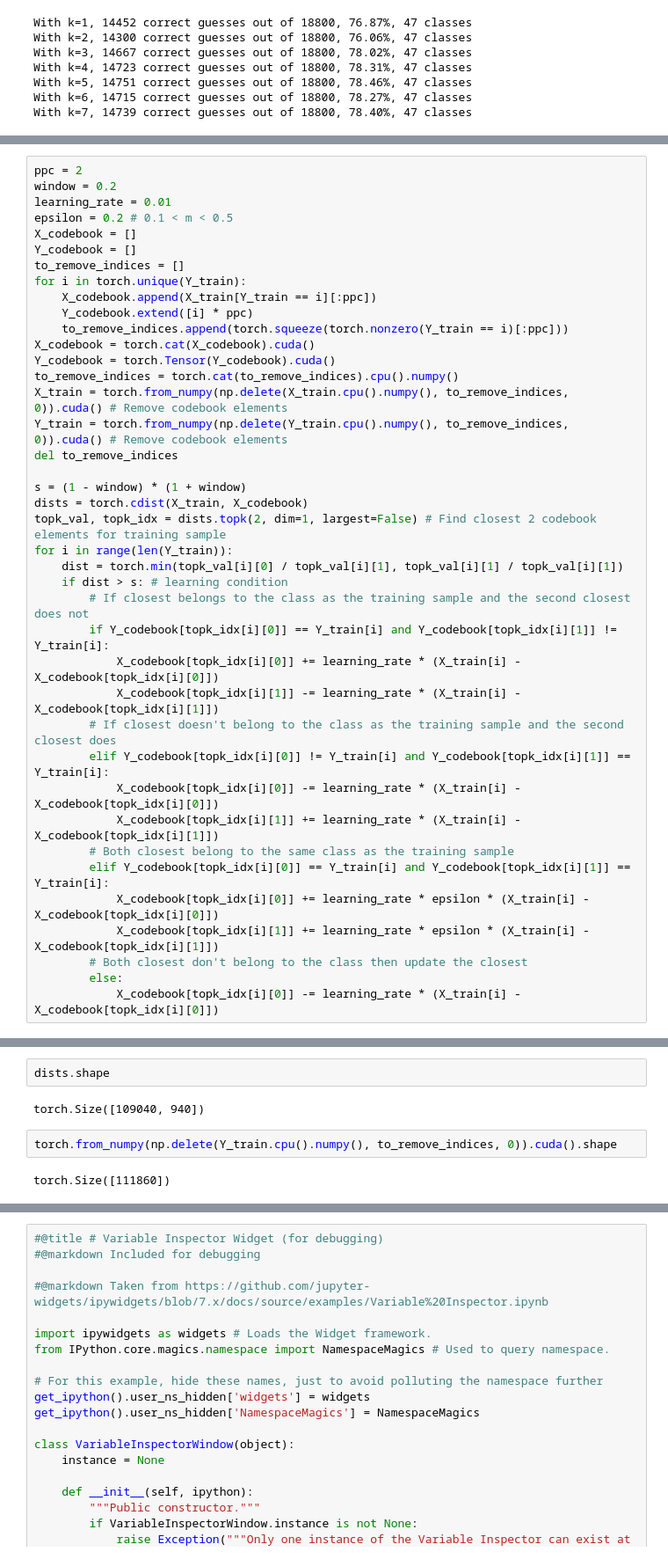
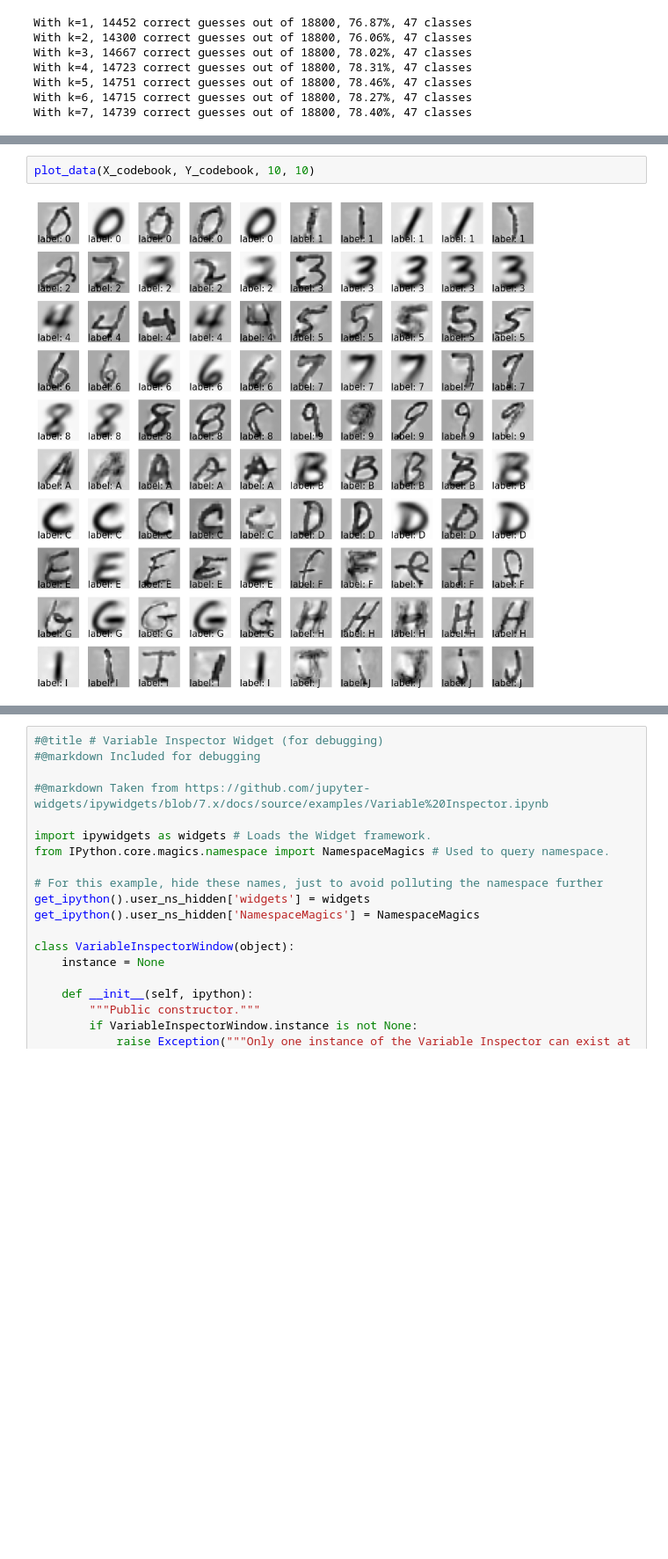
Before and after one commit to Fethbita/TalTech_ITI8730_Data_Mining_Final_Project, a Jupyter notebook: Final_Project_with_CUDA.ipynb, the cells around one changed output, grey strips where cells are left out. Shown at 88% size. Cells and saved outputs as stored; diff of their text form; blank space fills up the shorter version.

```diff
--- a/Final_Project_with_CUDA.ipynb
+++ b/Final_Project_with_CUDA.ipynb
@@ -179,40 +178,0 @@ a, b = LVQ3(X_train, Y_train, 5, 0.01, 0.25, 0.3, 1)
-# %%
-ppc = 2
-window = 0.2
-learning_rate = 0.01
-epsilon = 0.2 # 0.1 < m < 0.5
-X_codebook = []
-Y_codebook = []
-to_remove_indices = []
-for i in torch.unique(Y_train):
-    X_codebook.append(X_train[Y_train == i][:ppc])
-    Y_codebook.extend([i] * ppc)
-    to_remove_indices.append(torch.squeeze(torch.nonzero(Y_train == i)[:ppc]))
-X_codebook = torch.cat(X_codebook).cuda()
-Y_codebook = torch.Tensor(Y_codebook).cuda()
-to_remove_indices = torch.cat(to_remove_indices).cpu().numpy()
-X_train = torch.from_numpy(np.delete(X_train.cpu().numpy(), to_remove_indices, 0)).cuda() # Remove codebook elements
-Y_train = torch.from_numpy(np.delete(Y_train.cpu().numpy(), to_remove_indices, 0)).cuda() # Remove codebook elements
-del to_remove_indices
-
-s = (1 - window) * (1 + window)
-dists = torch.cdist(X_train, X_codebook)
-topk_val, topk_idx = dists.topk(2, dim=1, largest=False) # Find closest 2 codebook elements for training sample
-for i in range(len(Y_train)):
-    dist = torch.min(topk_val[i][0] / topk_val[i][1], topk_val[i][1] / topk_val[i][1])
-    if dist > s: # learning condition
-        # If closest belongs to the class as the training sample and the second closest does not
-        if Y_codebook[topk_idx[i][0]] == Y_train[i] and Y_codebook[topk_idx[i][1]] != Y_train[i]:
-            X_codebook[topk_idx[i][0]] += learning_rate * (X_train[i] - X_codebook[topk_idx[i][0]])
-            X_codebook[topk_idx[i][1]] -= learning_rate * (X_train[i] - X_codebook[topk_idx[i][1]])
-        # If closest doesn't belong to the class as the training sample and the second closest does
-        elif Y_codebook[topk_idx[i][0]] != Y_train[i] and Y_codebook[topk_idx[i][1]] == Y_train[i]:
-            X_codebook[topk_idx[i][0]] -= learning_rate * (X_train[i] - X_codebook[topk_idx[i][0]])
-            X_codebook[topk_idx[i][1]] += learning_rate * (X_train[i] - X_codebook[topk_idx[i][1]])
-        # Both closest belong to the same class as the training sample
-        elif Y_codebook[topk_idx[i][0]] == Y_train[i] and Y_codebook[topk_idx[i][1]] == Y_train[i]:
-            X_codebook[topk_idx[i][0]] += learning_rate * epsilon * (X_train[i] - X_codebook[topk_idx[i][0]])
-            X_codebook[topk_idx[i][1]] += learning_rate * epsilon * (X_train[i] - X_codebook[topk_idx[i][1]])
-        # Both closest don't belong to the class then update the closest
-        else:
-            X_codebook[topk_idx[i][0]] -= learning_rate * (X_train[i] - X_codebook[topk_idx[i][0]])
@@ -242,10 +193,6 @@ def knn(dataset, labels, images, k, batch_size):
         preds += (batch_pred,)
     return torch.cat(preds, dim=0)
-# %%
-dists.shape
-# %% [output]
-torch.Size([109040, 940])
-# %%
-torch.from_numpy(np.delete(Y_train.cpu().numpy(), to_remove_indices, 0)).cuda().shape
-# %% [output]
-torch.Size([111860])
+# %%
+plot_data(X_codebook, Y_codebook, 10, 10)
+# %% [output]
+[figure, added]
```
Also changed, not shown: parts of 9 cells of this notebook.
